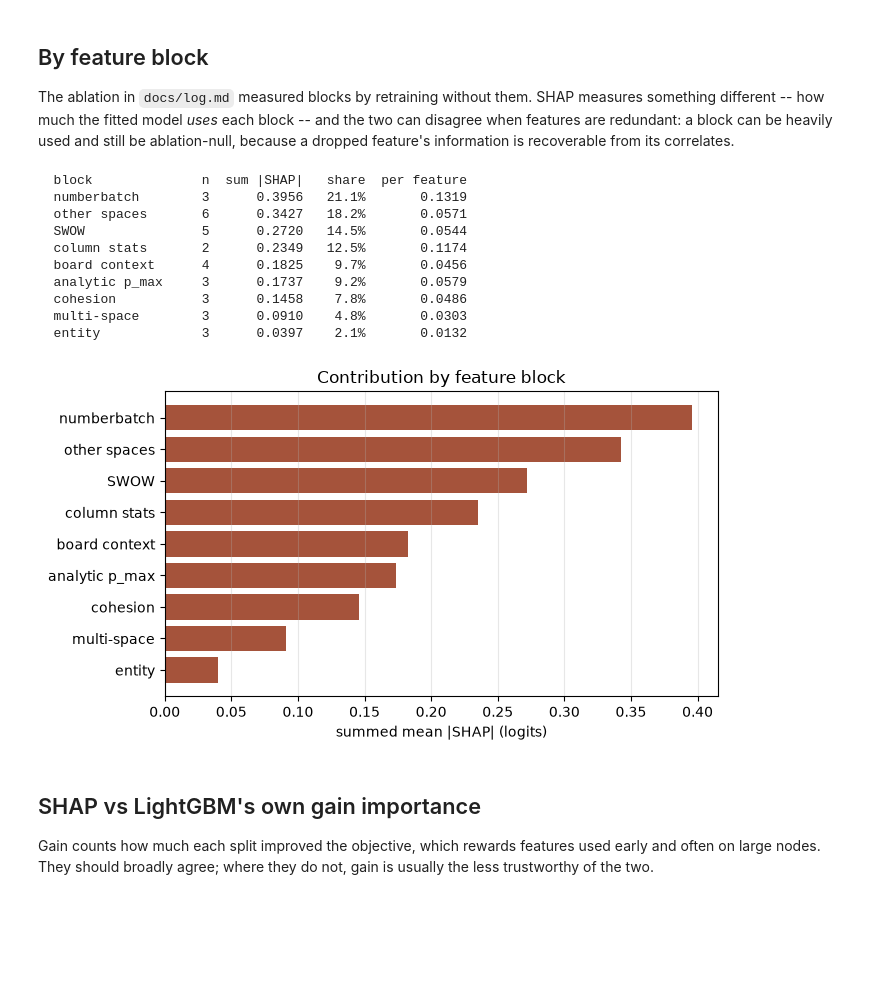
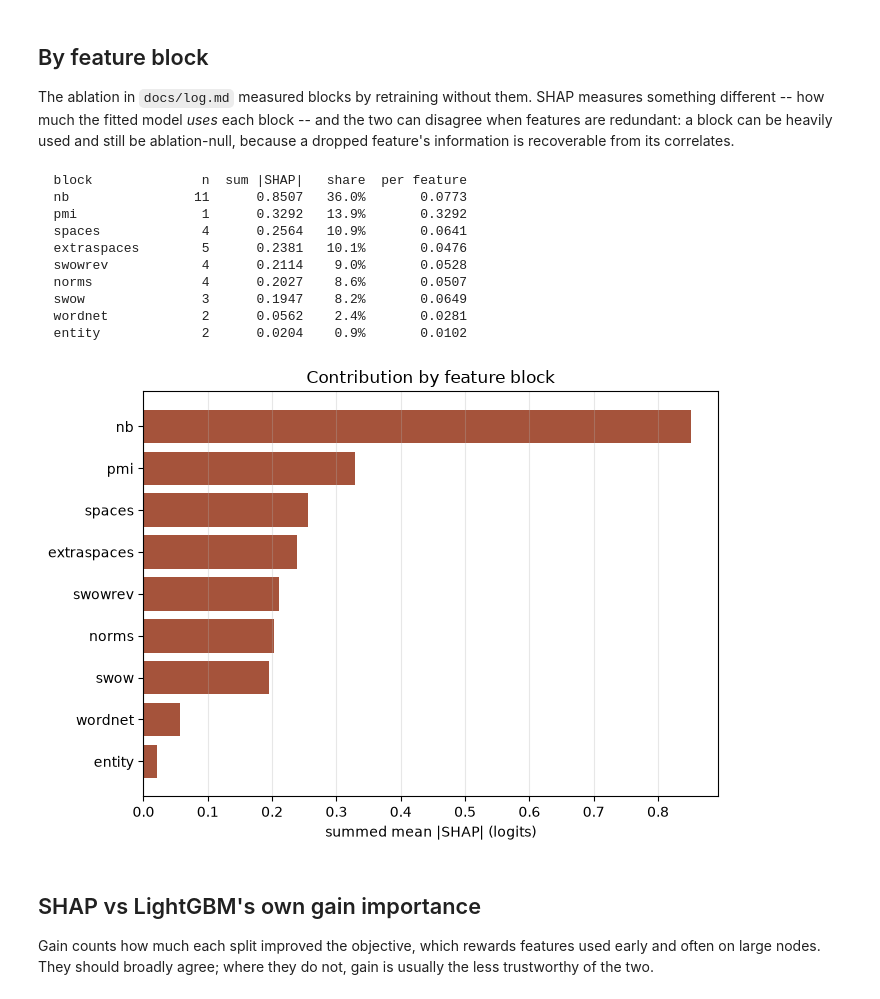
Before and after one commit to shanelee2027/CodenamesAI, a Jupyter notebook: notebooks/listener_shap.ipynb, the cells around one changed output. Drawn from its saved outputs; the diff is of its cells as text; code cells hidden in the pictures; blank space fills up the shorter version.

```diff
--- a/notebooks/listener_shap.ipynb
+++ b/notebooks/listener_shap.ipynb
@@ -104,42 +104,36 @@ and the two can disagree when features are redundant: a block can be heavily
 used and still be ablation-null, because a dropped feature's information is
 recoverable from its correlates.
 # %%
-BLOCKS = {
-    "numberbatch":   ["z_numberbatch", "rank_numberbatch", "gaptop_numberbatch"],
-    "other spaces":  ["z_glove", "z_wiki2vec", "rank_glove", "rank_wiki2vec",
-                      "gaptop_glove", "gaptop_wiki2vec"],
-    "board context": ["k", "n_candidates", "peak_z", "lead_margin"],
-    "analytic p_max":["p_max_sigma1", "p_max_sigma2", "p_max_sigma3"],
-    "multi-space":   ["own_min_space", "rival_min_space", "gap_vs_rival_min"],
-    "column stats":  ["word_mean_sim", "word_sd_sim"],
-    "cohesion":      ["cohesion", "cohesion_rank", "cohesion_minus_own"],
-    "SWOW":          ["swow1", "swow2", "swow2_rank", "swow2_share", "swow_has"],
-    "entity":        ["ent_sim", "ent_rank", "ent_has"],
-}
+# Kept in step with scripts/pipeline/train_listener.py's FEATURE_BLOCKS, which
+# is what the ablations select on -- if the two drift, SHAP shares and ablation
+# deltas stop describing the same groups.
+import sys; sys.path.insert(0, "..")
+sys.argv = ["x"]
+from scripts.pipeline.train_listener import FEATURE_BLOCKS as BLOCKS
 tot = mean_abs.sum()
 rows = sorted(((b, sum(mean_abs[names.index(f)] for f in fs), len(fs))
                for b, fs in BLOCKS.items()), key=lambda r: -r[1])
 print(f"  {'block':16s} {'n':>3s} {'sum |SHAP|':>11s} {'share':>7s} {'per feature':>12s}")
 for b, v, n in rows:
     print(f"  {b:16s} {n:3d} {v:11.4f} {v/tot:7.1%} {v/n:12.4f}")
 
-fig, ax = plt.subplots(figsize=(7, 4))
+fig, ax = plt.subplots(figsize=(7, 5))
 ax.barh([r[0] for r in rows][::-1], [r[1] for r in rows][::-1], color="#a5533b")
 ax.set_xlabel("summed mean |SHAP| (logits)"); ax.grid(axis="x", alpha=.3)
 ax.set_title("Contribution by feature block")
 plt.tight_layout(); plt.show()
 # %% [output]
   block              n  sum |SHAP|   share  per feature
-  numberbatch        3      0.3956   21.1%       0.1319
-  other spaces       6      0.3427   18.2%       0.0571
-  SWOW               5      0.2720   14.5%       0.0544
-  column stats       2      0.2349   12.5%       0.1174
-  board context      4      0.1825    9.7%       0.0456
-  analytic p_max     3      0.1737    9.2%       0.0579
-  cohesion           3      0.1458    7.8%       0.0486
-  multi-space        3      0.0910    4.8%       0.0303
-  entity             3      0.0397    2.1%       0.0132
+  nb                11      0.8507   36.0%       0.0773
+  pmi                1      0.3292   13.9%       0.3292
+  spaces             4      0.2564   10.9%       0.0641
+  extraspaces        5      0.2381   10.1%       0.0476
+  swowrev            4      0.2114    9.0%       0.0528
+  norms              4      0.2027    8.6%       0.0507
+  swow               3      0.1947    8.2%       0.0649
+  wordnet            2      0.0562    2.4%       0.0281
+  entity             2      0.0204    0.9%       0.0102
-[figure, old version]
+[figure, new version]
 # %% [markdown]
 ## SHAP vs LightGBM's own gain importance
 
```
Also changed, not shown: parts of 7 cells of this notebook, 4 other files.
